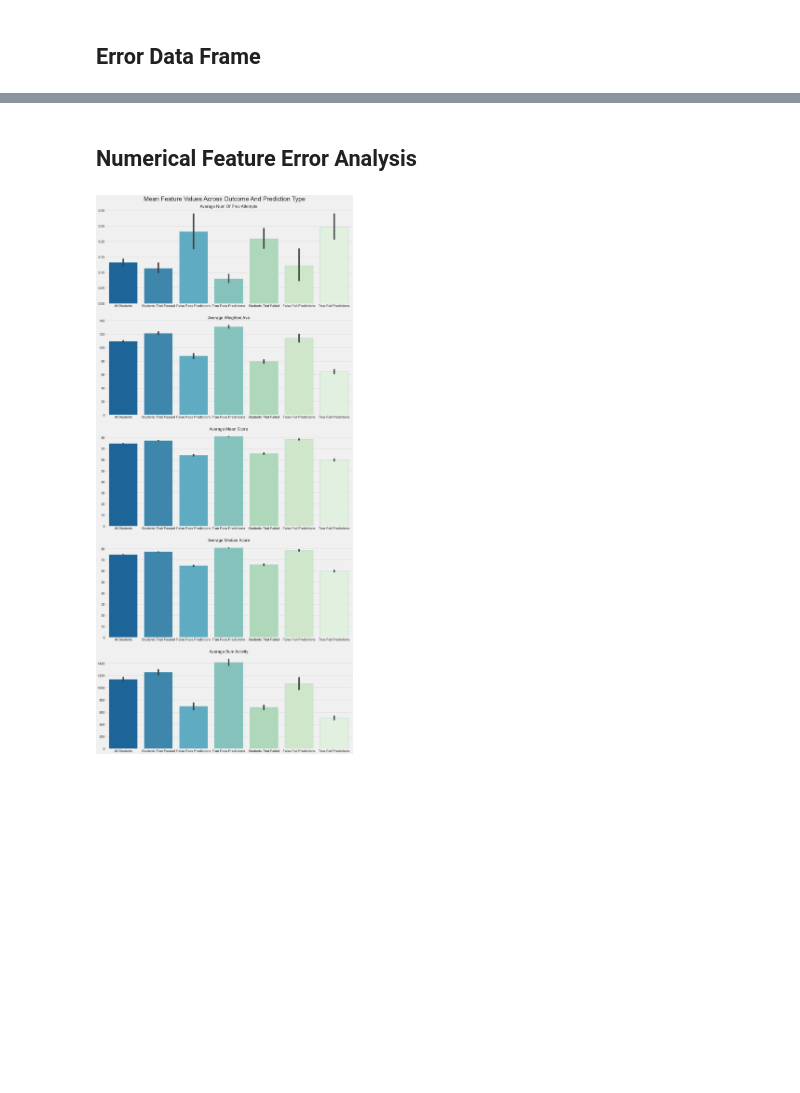
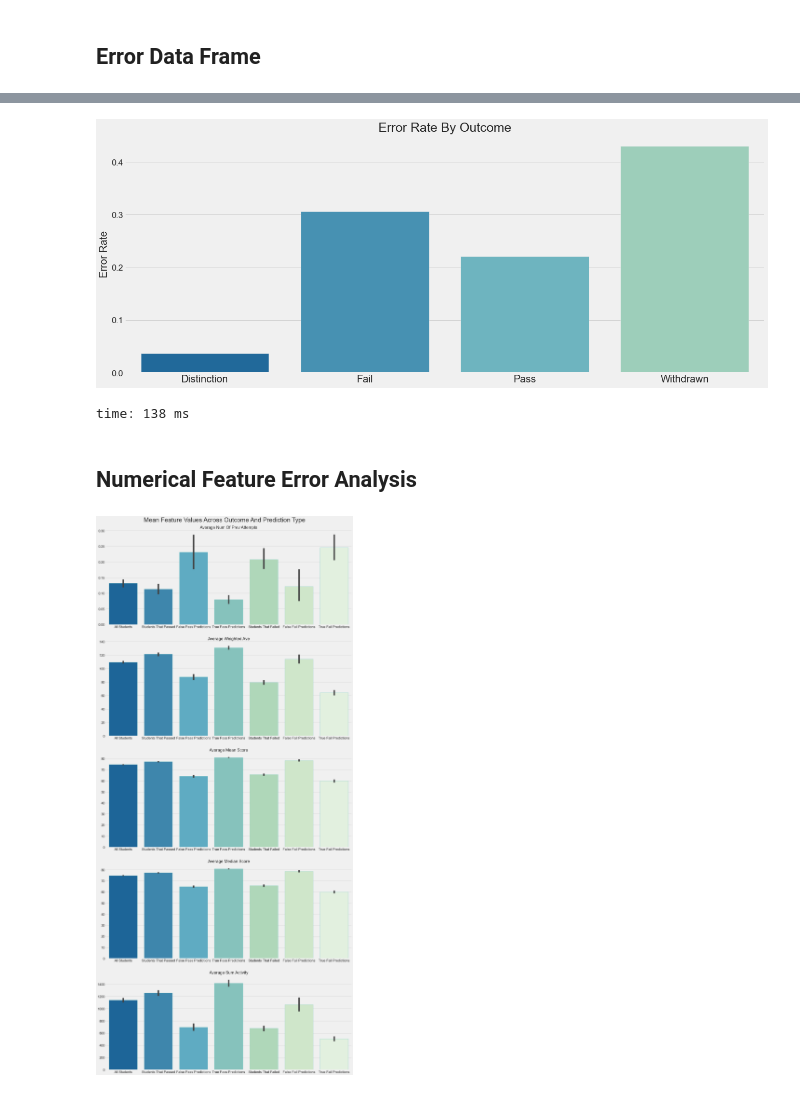
Before and after one commit to jeffreyhwatson/online_outcomes, a Jupyter notebook: notebooks/exploratory/error_analysis.ipynb, the cells around one changed output, grey strips where cells are left out. Cells and saved outputs as stored; diff of their text form; code cells hidden in the pictures; blank space fills up the shorter version.

```diff
--- a/notebooks/exploratory/error_analysis.ipynb
+++ b/notebooks/exploratory/error_analysis.ipynb
@@ -224,3 +262,8 @@ time: 16 ms
+# %%
+v.error_rate(errors)
+# %% [output]
+[figure, added]
+time: 138 ms
 # %% [markdown]
 ## Numerical Feature Error Analysis
 # %%
```
Also changed, not shown: parts of 35 cells of this notebook, 1 other file.
